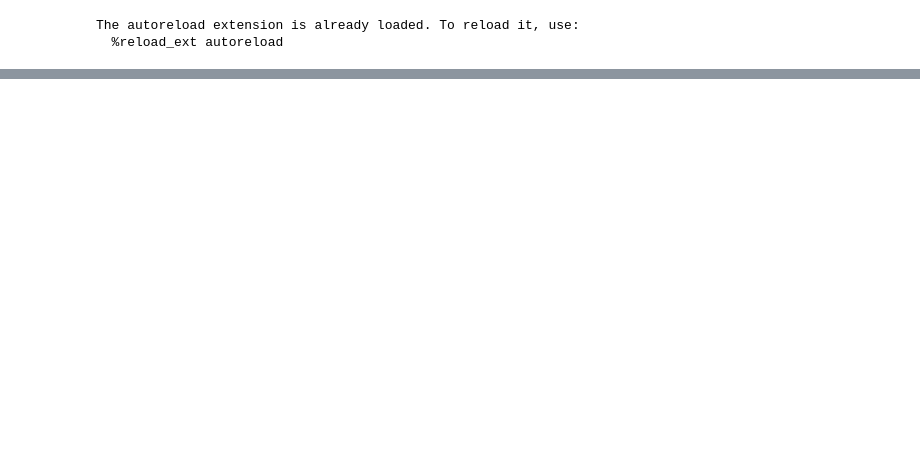
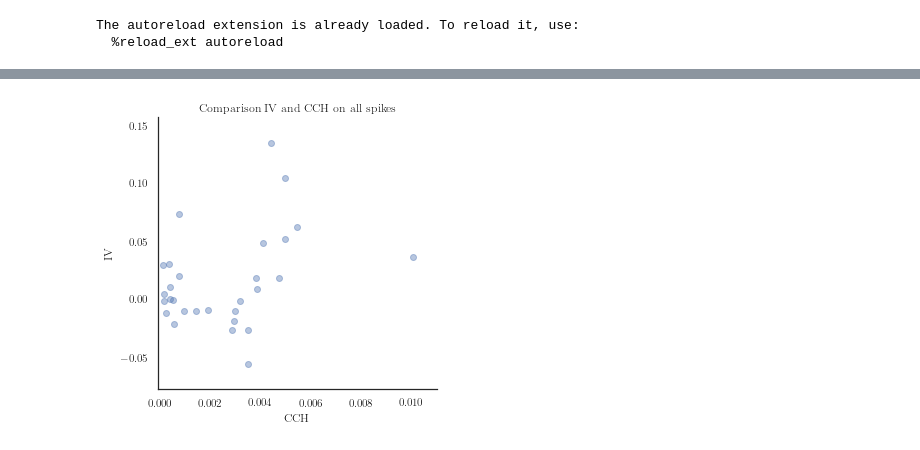
Before and after one commit to lepmik/causal-optogenetics-paper-data, a Jupyter notebook: Figure 6 HippocampalData.ipynb, the cells around one changed output, grey strips where cells are left out. Cells and saved outputs as stored; diff of their text form; code cells hidden in the pictures; blank space fills up the shorter version.

```diff
--- a/Figure 6 HippocampalData.ipynb
+++ b/Figure 6 HippocampalData.ipynb
@@ -163,0 +371,2 @@ AttributeError: module 'exana.statistics' has no attribute 'hollow_gaussian'
+# %%
+blks_nostim = tls_exp.keep_spikes_by_stim(blks, keep='nostim')
@@ -163,0 +396,4 @@ AttributeError: module 'exana.statistics' has no attribute 'hollow_gaussian'
+# %%
+    blks_stim = tls_exp.select_only_first_spike(
+        blks,
+        condition_annot_unit={'tagged': True})
@@ -163,0 +429,41 @@ AttributeError: module 'exana.statistics' has no attribute 'hollow_gaussian'
+# %%
+df_cch = pd.merge(df_iv, df_cch_nostim,
+    on=['animal','date',
+        'shank_pre', 'cluster_pre',
+       'shank_post','cluster_post'])
+df_cch = pd.merge(df_cch, df_cch_stim,
+    on=['animal','date',
+        'shank_pre', 'cluster_pre',
+        'shank_post','cluster_post'])
+#df_cch = pd.merge(df_iv, df_cch_stim,
+#    on=['animal','date',
+#        'shank_pre', 'cluster_pre',
+#       'shank_post','cluster_post'])
+df_cch = pd.merge(df_cch, df_cch_all,
+    on=['animal','date',
+        'shank_pre', 'cluster_pre',
+        'shank_post','cluster_post'])
+# %%
+fig, ax = plt.subplots(1, figsize=(5,5))
+
+#ax.set(xscale="log", yscale="log")
+
+ax.scatter(df_cch.loc[df_cch['boolcnnctdall']==True]['transproball'],
+           df_cch.loc[df_cch['boolcnnctdall']==True]['ivwald'],
+          c='b',
+          alpha=0.4)
+#ax.scatter(df_cch['transproball'],
+#           df_cch['ivwald'],
+#          c='r',
+#          alpha=0.1)
+ax.set_xlabel(r'CCH')
+ax.set_ylabel(r'IV')
+ax.set_xlim([-0.0001, 0.011])
+#ax.set_ylim([-0.03, 0.125])
+despine(ax)
+ax.set_title('Comparison IV and CCH on all spikes')
+plt.show()
+fig.tight_layout(rect=[0, 0.00, 1, 1])
+#fig.savefig('manuscript/Optodata_comparisonIV_CCH.svg')
+# %% [output]
+[figure, added]
```
Also changed, not shown: parts of 60 cells of this notebook.
